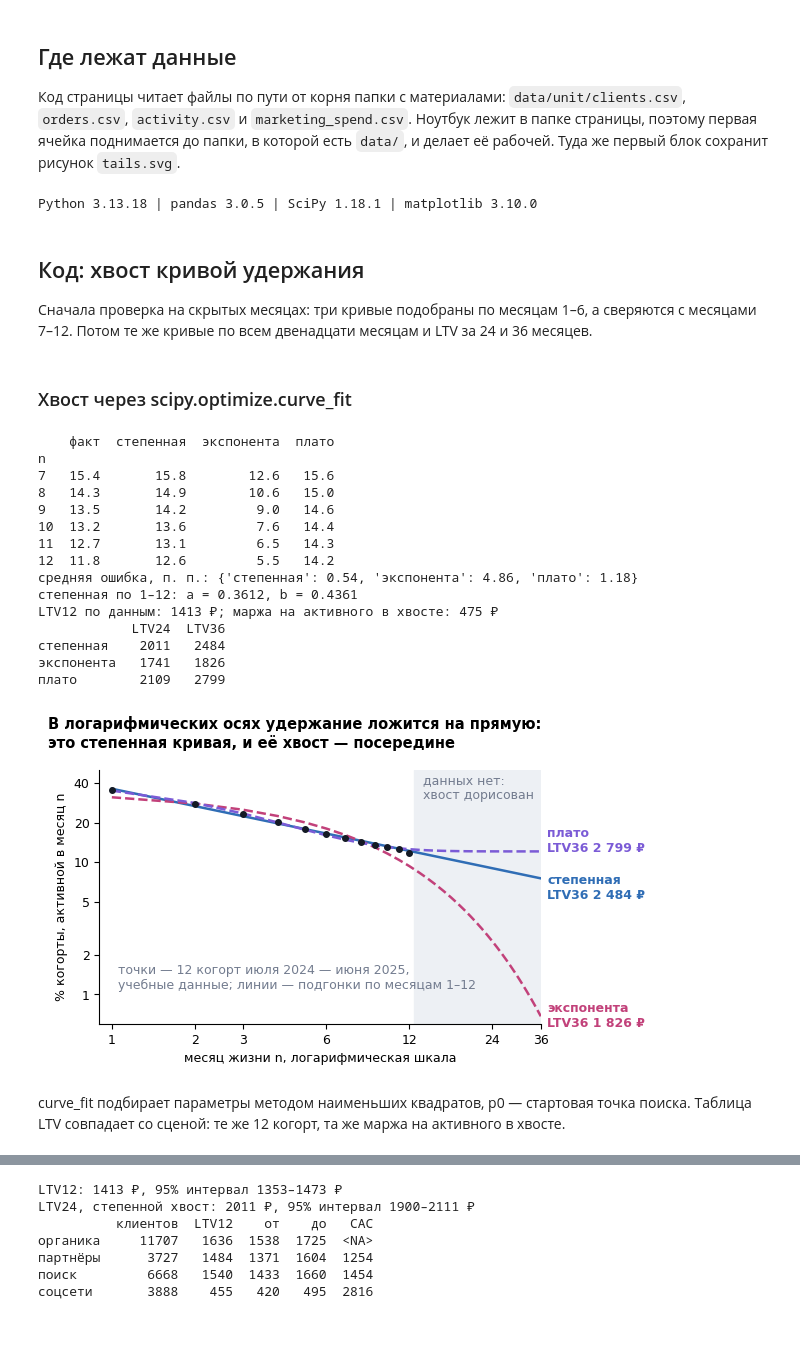
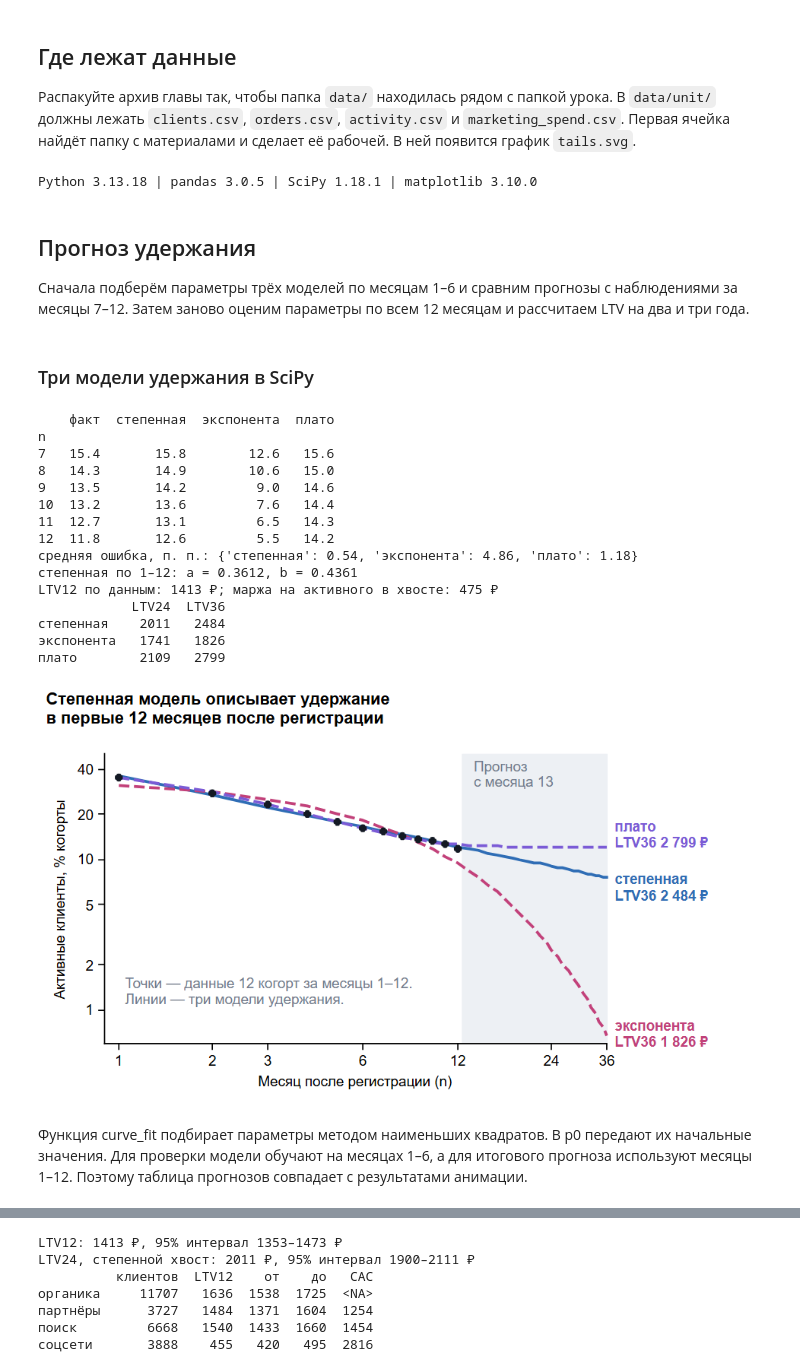
Before and after one commit to cosmiksoul/analytics-101, a Jupyter notebook: dist/materials/da-10-2-ltv-retention/ltv_tail.ipynb, the cells around one changed output, grey strips where cells are left out. Cells and saved outputs as stored; diff of their text form; code cells hidden in the pictures; blank space fills up the shorter version.

Commit message:
Вычитать уроки об LTV и когортной окупаемости

```diff
--- a/dist/materials/da-10-2-ltv-retention/ltv_tail.ipynb
+++ b/dist/materials/da-10-2-ltv-retention/ltv_tail.ipynb
@@ -11,7 +11,7 @@
 # %% [markdown]
 ## Где лежат данные
 
-Код страницы читает файлы по пути от корня папки с материалами: `data/unit/clients.csv`, `orders.csv`, `activity.csv` и `marketing_spend.csv`. Ноутбук лежит в папке страницы, поэтому первая ячейка поднимается до папки, в которой есть `data/`, и делает её рабочей. Туда же первый блок сохранит рисунок `tails.svg`.
+Распакуйте архив главы так, чтобы папка `data/` находилась рядом с папкой урока. В `data/unit/` должны лежать `clients.csv`, `orders.csv`, `activity.csv` и `marketing_spend.csv`. Первая ячейка найдёт папку с материалами и сделает её рабочей. В ней появится график `tails.svg`.
 # %%
 import os
 import pathlib
@@ -33,11 +33,11 @@ print("Python", platform.python_version(), "| pandas", pd.__version__, "| SciPy"
 # %% [output]
 Python 3.13.18 | pandas 3.0.5 | SciPy 1.18.1 | matplotlib 3.10.0
 # %% [markdown]
-## Код: хвост кривой удержания
+## Прогноз удержания
 
-Сначала проверка на скрытых месяцах: три кривые подобраны по месяцам 1–6, а сверяются с месяцами 7–12. Потом те же кривые по всем двенадцати месяцам и LTV за 24 и 36 месяцев.
+Сначала подберём параметры трёх моделей по месяцам 1–6 и сравним прогнозы с наблюдениями за месяцы 7–12. Затем заново оценим параметры по всем 12 месяцам и рассчитаем LTV на два и три года.
 # %% [markdown]
-### Хвост через scipy.optimize.curve_fit
+### Три модели удержания в SciPy
 # %%
 import numpy as np
 import pandas as pd
@@ -73,7 +73,7 @@ def power(n, a, b):                   # степенная: отток со вр
     return a * n ** -b
 
 
-def expo(n, a, k):                    # экспонента: каждый месяц уходит одна и та же доля
+def expo(n, a, k):                    # доля активных каждый месяц снижается на один и тот же процент
     return a * np.exp(-k * n)
 
 
@@ -90,10 +90,10 @@ check = pd.DataFrame({"факт": r.loc[n7]} | {k: models[k][0](n7, *p) for k, p
 print(check.round(1))
 print("средняя ошибка, п. п.:", check.drop(columns="факт").sub(check["факт"], axis=0).abs().mean().round(2).to_dict())
 
-# 2) подгоняем по всем месяцам 1–12 и дорисовываем хвост до 24 и 36 месяцев
+# 2) оцениваем параметры по месяцам 1–12 и прогнозируем LTV за 24 и 36 месяцев
 fit12 = {k: curve_fit(f, np.arange(1, 13), r.loc[1:], p0=p0)[0] for k, (f, p0) in models.items()}
 print("степенная по 1–12: a = %.4f, b = %.4f" % tuple(fit12["степенная"]))
-m_tail = marg[[10, 11, 12]].sum().sum() / act[[10, 11, 12]].sum().sum()   # свежая маржа на активного
+m_tail = marg[[10, 11, 12]].sum().sum() / act[[10, 11, 12]].sum().sum()   # доход на активного клиента за месяцы 10–12
 known = (r * m).sum()                 # месяцы 0–12 — данные
 ltv = {k: {H: known + (models[k][0](np.arange(13, H), *p) * m_tail).sum() for H in (24, 36)} for k, p in fit12.items()}
 print(f"LTV12 по данным: {(r * m).loc[:11].sum():.0f} ₽; маржа на активного в хвосте: {m_tail:.0f} ₽")
@@ -108,38 +108,38 @@ ax.axvspan(12.5, 36, color="#edf0f4")
 for k, col, dy in [("степенная", "#2f6db5", 0.85), ("экспонента", "#c2417a", 1), ("плато", "#7b5bd6", 1.2)]:
     y = models[k][0](nn, *fit12[k]) * 100
     ax.plot(nn, y, color=col, lw=1.8, ls="-" if k == "степенная" else "--")
     ax.text(38, y[-1] * dy, f"{k}\nLTV36 {ltv[k][36]:,.0f} ₽".replace(",", " "), color=col, va="center", fontweight="bold")
 ax.plot(r.index[1:], r.loc[1:] * 100, "o", color="#141a24", ms=4)
 ax.set(xscale="log", yscale="log", xlim=(0.9, 36), ylim=(0.6, 50),
-       xlabel="месяц жизни n, логарифмическая шкала", ylabel="% когорты, активной в месяц n")
+       xlabel="Месяц после регистрации (n)", ylabel="Активные клиенты, % когорты")
 ax.set_xticks([1, 2, 3, 6, 12, 24, 36], labels=["1", "2", "3", "6", "12", "24", "36"])
 ax.set_yticks([1, 2, 5, 10, 20, 40], labels=["1", "2", "5", "10", "20", "40"])
 ax.minorticks_off()
 ax.spines[["top", "right"]].set_visible(False)
-ax.text(13.5, 30, "данных нет:\nхвост дорисован", color="#737c8f")
-ax.text(1.05, 1.1, "точки — 12 когорт июля 2024 — июня 2025,\nучебные данные; линии — подгонки по месяцам 1–12", color="#737c8f")
-fig.suptitle("В логарифмических осях удержание ложится на прямую:\nэто степенная кривая, и её хвост — посередине",
+ax.text(13.5, 30, "Прогноз\nс месяца 13", color="#737c8f")
+ax.text(1.05, 1.1, "Точки — данные 12 когорт за месяцы 1–12.\nЛинии — три модели удержания.", color="#737c8f")
+fig.suptitle("Степенная модель описывает удержание\nв первые 12 месяцев после регистрации",
              x=0.01, ha="left", fontweight="bold", fontsize=10.5)
 fig.tight_layout()
 fig.subplots_adjust(right=0.78)
 fig.savefig("tails.svg")
 # %% [output]
     факт  степенная  экспонента  плато
 n
 7   15.4       15.8        12.6   15.6
 8   14.3       14.9        10.6   15.0
 9   13.5       14.2         9.0   14.6
 10  13.2       13.6         7.6   14.4
 11  12.7       13.1         6.5   14.3
 12  11.8       12.6         5.5   14.2
 средняя ошибка, п. п.: {'степенная': 0.54, 'экспонента': 4.86, 'плато': 1.18}
 степенная по 1–12: a = 0.3612, b = 0.4361
 LTV12 по данным: 1413 ₽; маржа на активного в хвосте: 475 ₽
             LTV24  LTV36
 степенная    2011   2484
 экспонента   1741   1826
 плато        2109   2799
-[figure, old version]
+[figure, new version]
 # %% [markdown]
-curve_fit подбирает параметры методом наименьших квадратов, p0 — стартовая точка поиска. Таблица LTV совпадает со сценой: те же 12 когорт, та же маржа на активного в хвосте.
+Функция curve_fit подбирает параметры методом наименьших квадратов. В p0 передают их начальные значения. Для проверки модели обучают на месяцах 1–6, а для итогового прогноза используют месяцы 1–12. Поэтому таблица прогнозов совпадает с результатами анимации.
 # %% [markdown]
```
Also changed, not shown: parts of 5 cells of this notebook, 26 other files.
